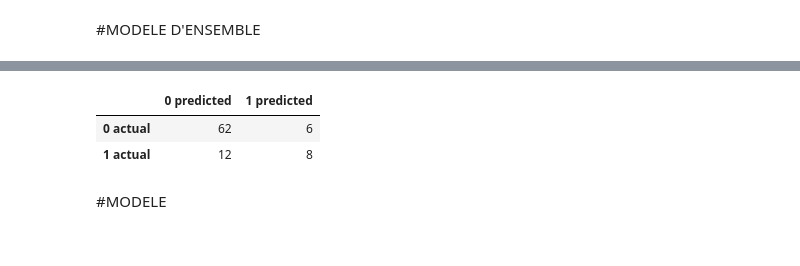
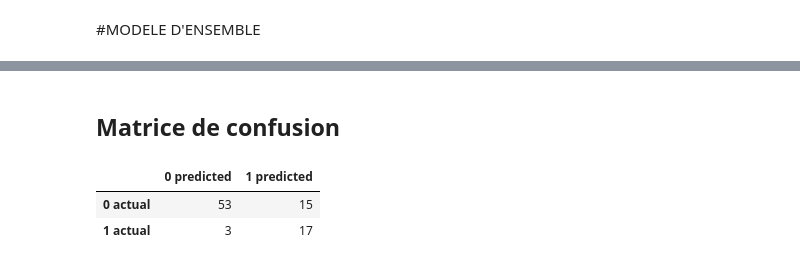
Before and after one commit to GITGENome/foie, a Jupyter notebook: Etude_maladie_foie.ipynb, the cells around one changed output, grey strips where cells are left out. Saved outputs shown, nothing was run; the diff lists cells and outputs as text; code cells hidden in the pictures.

```diff
--- a/Etude_maladie_foie.ipynb
+++ b/Etude_maladie_foie.ipynb
@@ -359,6 +357,7 @@ Successfully installed lazypredict-0.2.12
 # %%
+# Drop de la colonne Ill créer précédement
 print(df_foie.columns)
-df_foie.drop(columns='Ill',inplace=True, errors='ignore')
+df_foie.drop(columns='Ill', errors='ignore')
 print(df_foie.columns)
 # %% [output]
 Index(['Age', 'Gender', 'Total_Bilirubin', 'Alkaline_Phosphotase',
@@ -989,21 +853,11 @@ import pandas as pd
 from joblib import dump, load
 
 
-# Scaler StandardScaler()
-# Encoder OneHotEncoder()
-# For LogisticRegression() the best parametres are
-#  {'solver': 'liblinear', 'random_state': 42, 'C': 0.1}
-#  Accuracy train : 0.7392550143266475
-#  Accuracy test : 0.7272727272727273
-# Model 1/6
-# Pipelines testés : 1/7
-
-
 model_list = [MLPClassifier(solver='lbfgs', random_state=42, power_t= 5, n_iter_no_change=50,
                             momentum=0.4, max_fun=25000, learning_rate_init= 0.0001, learning_rate='adaptive',
                             hidden_layer_sizes=100, beta_2= 0.999, beta_1= 0.7, activation='logistic', max_iter=3000),
               GaussianNB(var_smoothing=1e-11),
-              LogisticRegression(solver='liblinear', random_state = 42, C = 0.1, class_weight={'ill': weight})]
+              LogisticRegression(solver='liblinear', random_state = 42, C = 0.1)]
 
 
 scaler_list = [Normalizer(),  PowerTransformer(), StandardScaler()]
@@ -1011,7 +865,9 @@ scaler_list = [Normalizer(),  PowerTransformer(), StandardScaler()]
 #df_cardiac.drop_duplicates(inplace=True)
 #df_cardiac[['cp', 'restecg', 'slope', 'ca', 'thal']]= df_cardiac[['cp', 'restecg', 'slope', 'ca', 'thal']].astype('object')
 
-X = df_foie.drop(columns='ill')
+X = df_foie.drop(columns=['ill', 'Ill'], errors='ignore')
+print(X.columns)
+
 y= df_foie['ill']
 
 list_estimators = []
@@ -1037,16 +893,12 @@ for model, scaler in zip(model_list, scaler_list):
     list_estimators.append((str(model), Model))
 
 clf = StackingClassifier(
-    estimators=list_estimators, final_estimator=LogisticRegression(max_iter=1000))
+    estimators=list_estimators, final_estimator=LogisticRegression(max_iter=1000, class_weight={1:2}))
 
 X_train, X_test, y_train, y_test = train_test_split(X, y, random_state=42, train_size=0.85)
 
 clf.fit(X_train,y_train)
 
-
-
 print(clf.score(X_train,y_train))
 print(clf.score(X_test,y_test))
-
-#dump(clf, 'regression_model_saved.joblib')
 # %% [output]
@@ -1055,13 +926,13 @@ print(clf.score(X_test,y_test))
+# %% [markdown]
+## Matrice de confusion
 # %%
-clf
+# Ajout de poids pour limiter les faux positif
 
 display(pd.DataFrame(confusion_matrix(y_true = y_test, y_pred = clf.predict(X_test)),
           columns = np.array([str(i) for i in clf.classes_]).astype(object) + ' predicted',
           index = np.array([str(i) for i in clf.classes_]).astype(object) + ' actual'
           ))
 # %% [output]
 |  | 0 predicted | 1 predicted |
-| 0 actual | 62 | 6 |
-| 1 actual | 12 | 8 |
+| 0 actual | 53 | 15 |
+| 1 actual | 3 | 17 |
-# %% [markdown]
-#MODELE
```
Also changed, not shown: parts of 73 cells of this notebook.
